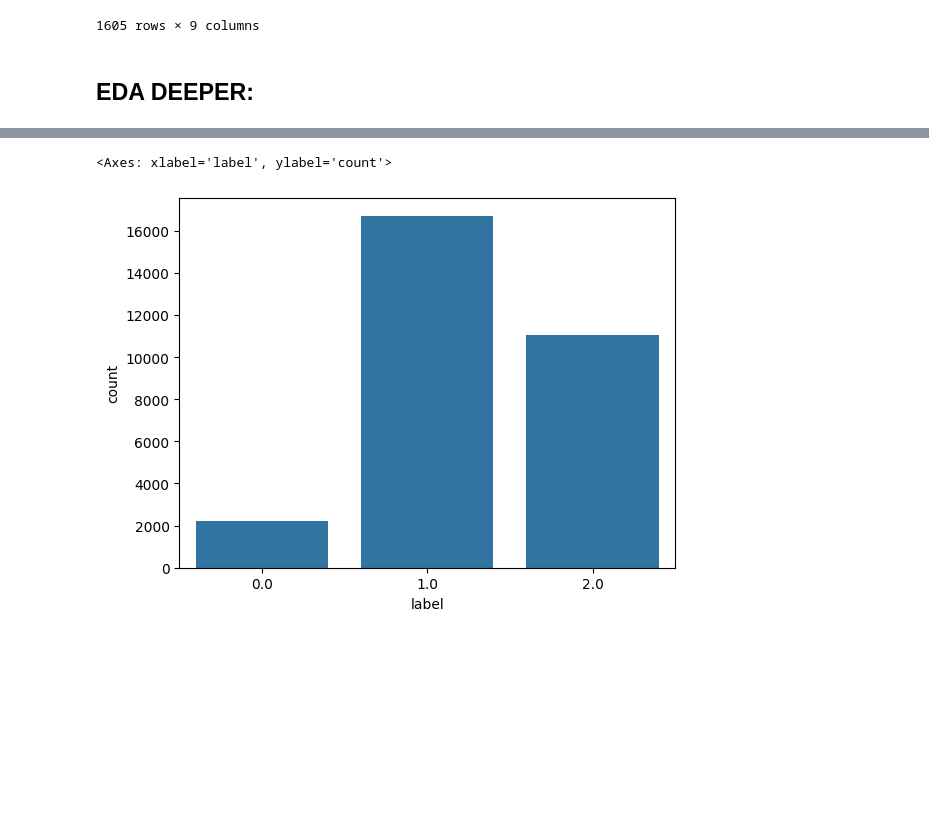
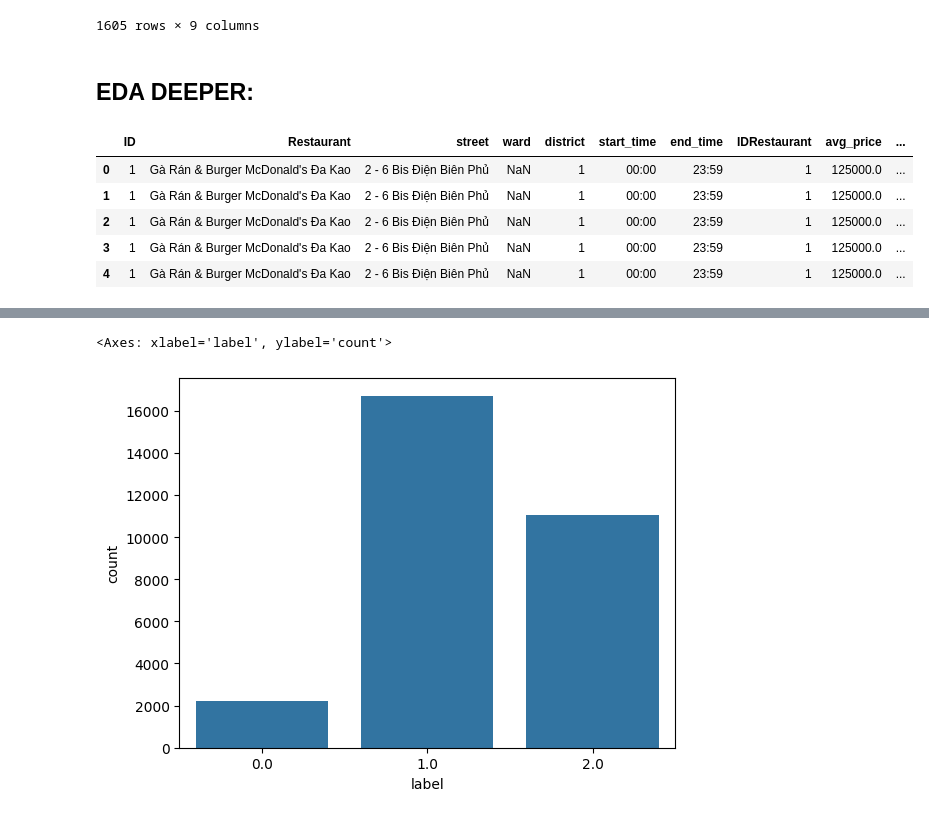
Before and after one commit to QuocThaiPham/gui_sentiment, a Jupyter notebook: Project1/Code/EDA_data.ipynb, the cells around one changed output, grey strips where cells are left out. Drawn from its saved outputs; the diff is of its cells as text; code cells hidden in the pictures; blank space fills up the shorter version.

Commit message:
Complete Restaurant analysis

```diff
--- a/Project1/Code/EDA_data.ipynb
+++ b/Project1/Code/EDA_data.ipynb
@@ -506,6 +536,18 @@ clean_res_df[feat].to_csv('../Clean_data/clean_restaurant.csv',index=False)
 # %%
 clean_res_df = pd.read_csv(filepath_or_buffer='../Clean_data/clean_restaurant.csv')
 clean_review_df = pd.read_csv(filepath_or_buffer='../Clean_data/clean_review_data.csv')
+final_df = pd.read_csv("../Clean_data/combine_review_res.csv")
+# %%
+feat = ['ID', 'Restaurant', 'street', 'ward', 'district', 'start_time',
+       'end_time', 'IDRestaurant', 'avg_price','type_restaurant']
+final_df[feat].head()
+# %% [output]
+|  | ID | Restaurant | street | ward | district | start_time | end_time | IDRestaurant | avg_price | ... |
+| 0 | 1 | Gà Rán & Burger McDonald's Đa Kao | 2 - 6 Bis Điện Biên Phủ | NaN | 1 | 00:00 | 23:59 | 1 | 125000.0 | ... |
+| 1 | 1 | Gà Rán & Burger McDonald's Đa Kao | 2 - 6 Bis Điện Biên Phủ | NaN | 1 | 00:00 | 23:59 | 1 | 125000.0 | ... |
+| 2 | 1 | Gà Rán & Burger McDonald's Đa Kao | 2 - 6 Bis Điện Biên Phủ | NaN | 1 | 00:00 | 23:59 | 1 | 125000.0 | ... |
+| 3 | 1 | Gà Rán & Burger McDonald's Đa Kao | 2 - 6 Bis Điện Biên Phủ | NaN | 1 | 00:00 | 23:59 | 1 | 125000.0 | ... |
+| 4 | 1 | Gà Rán & Burger McDonald's Đa Kao | 2 - 6 Bis Điện Biên Phủ | NaN | 1 | 00:00 | 23:59 | 1 | 125000.0 | ... |
 # %%
 clean_review_df.head()
 # %% [output]
```
Also changed, not shown: parts of 4 cells of this notebook, 4 other files.
